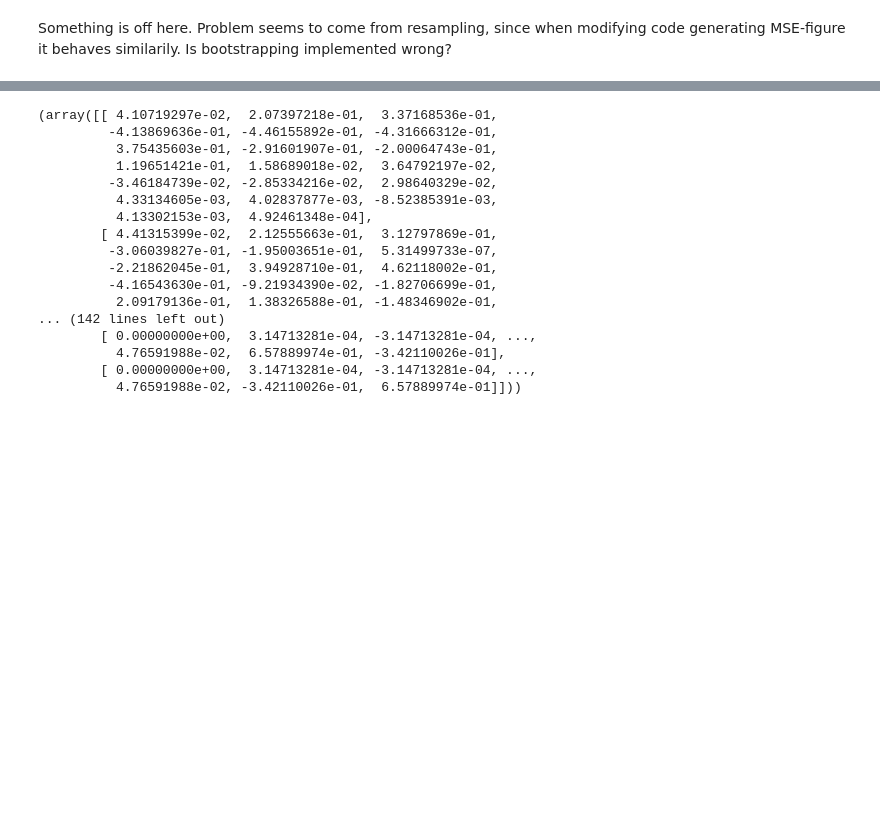
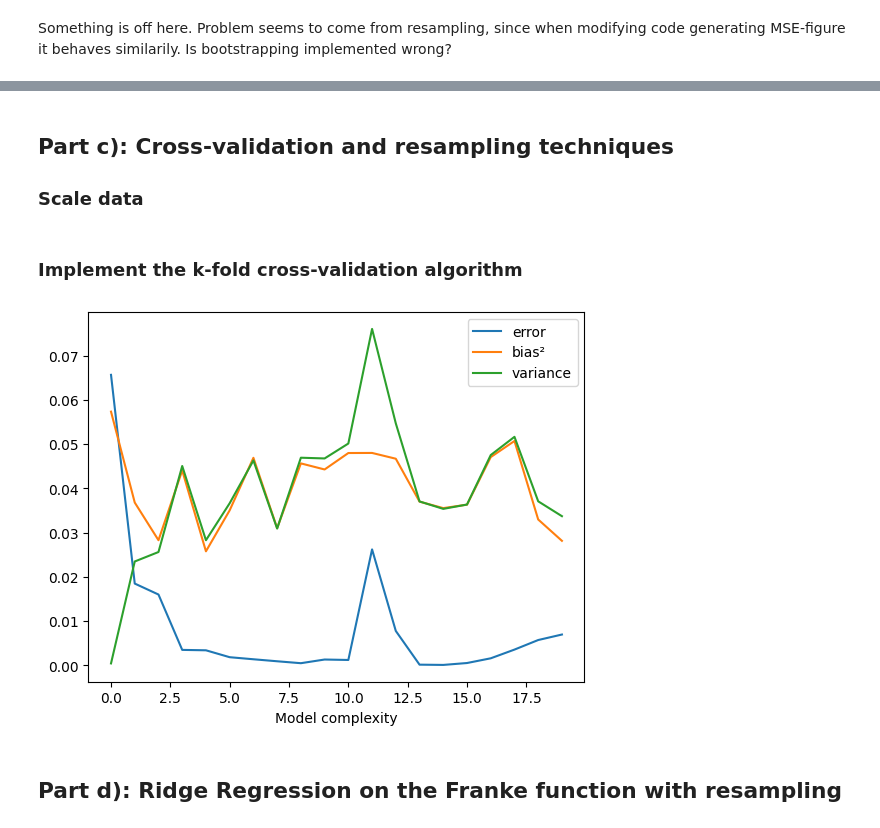
Before and after one commit to siljabl/CompSci-Projects, a Jupyter notebook: Project1/project1.ipynb, the cells around one changed output, grey strips where cells are left out. Drawn from its saved outputs; the diff is of its cells as text; code cells hidden in the pictures; blank space fills up the shorter version.

Commit message:
updated code, Ridge and Lasso

```diff
--- a/Project1/project1.ipynb
+++ b/Project1/project1.ipynb
@@ -168,21 +162,22 @@ array([1.77927616e-01, 3.38293042e-02, 1.64646977e-02, 3.99985393e-03,
-# %%
-from numpy import linalg
-linalg.svd(X)
-# %% [output]
-(array([[ 4.10719297e-02,  2.07397218e-01,  3.37168536e-01,
-         -4.13869636e-01, -4.46155892e-01, -4.31666312e-01,
-          3.75435603e-01, -2.91601907e-01, -2.00064743e-01,
-          1.19651421e-01,  1.58689018e-02,  3.64792197e-02,
-         -3.46184739e-02, -2.85334216e-02,  2.98640329e-02,
-          4.33134605e-03,  4.02837877e-03, -8.52385391e-03,
-          4.13302153e-03,  4.92461348e-04],
-        [ 4.41315399e-02,  2.12555663e-01,  3.12797869e-01,
-         -3.06039827e-01, -1.95003651e-01,  5.31499733e-07,
-         -2.21862045e-01,  3.94928710e-01,  4.62118002e-01,
-         -4.16543630e-01, -9.21934390e-02, -1.82706699e-01,
-          2.09179136e-01,  1.38326588e-01, -1.48346902e-01,
-... (142 lines left out)
-        [ 0.00000000e+00,  3.14713281e-04, -3.14713281e-04, ...,
-          4.76591988e-02,  6.57889974e-01, -3.42110026e-01],
-        [ 0.00000000e+00,  3.14713281e-04, -3.14713281e-04, ...,
-          4.76591988e-02, -3.42110026e-01,  6.57889974e-01]]))
+# %% [markdown]
+## Part c): Cross-validation and resampling techniques
+### Scale data
+# %% [markdown]
+### Implement the k-fold cross-validation algorithm
+# %%
+max_degree = 20
+test_size = 0.1
+
+error, bias2, variance = bias_variance_tradeoff(data, arr, method='cross-validation', max_degree=max_degree, test_size=test_size)
+# %%
+fig, ax = plt.subplots(1,1)
+ax.plot(error, label="error")
+ax.plot(bias2, label="bias²")
+ax.plot(variance, label="variance")
+ax.set(xlabel="Model complexity")
+
+ax.legend();
+# %% [output]
+[figure, added]
+# %% [markdown]
+## Part d): Ridge Regression on the Franke function with resampling
```
Also changed, not shown: parts of 19 cells of this notebook, 1 other file.
